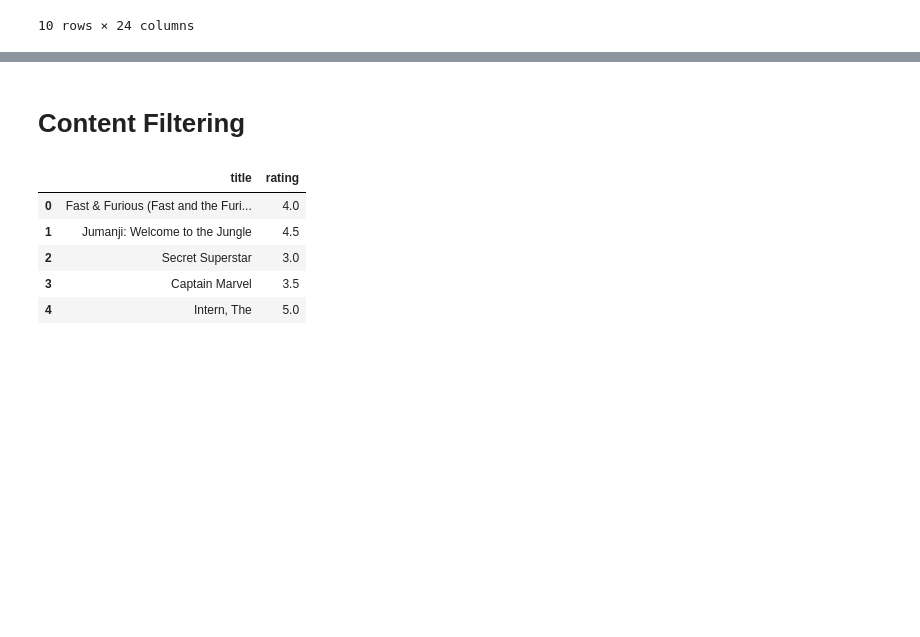
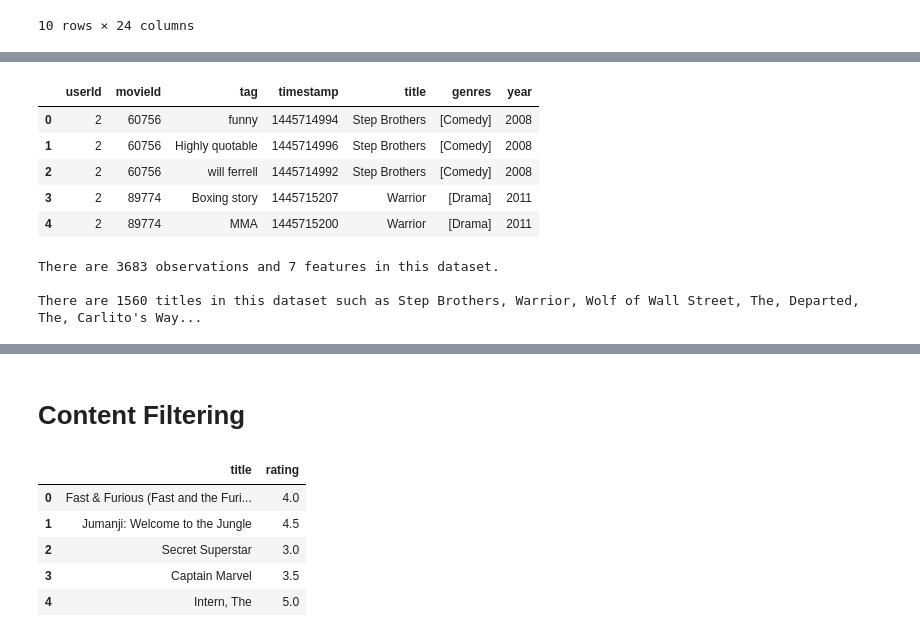
Before and after one commit to vchen-98/dsc_phase_4_proj, a Jupyter notebook: vc_working.ipynb, the cells around one changed output, grey strips where cells are left out. Drawn from its saved outputs; the diff is of its cells as text; code cells hidden in the pictures; blank space fills up the shorter version.

```diff
--- a/vc_working.ipynb
+++ b/vc_working.ipynb
@@ -164,0 +181,18 @@ data.head(10)
+# %%
+df.head()
+# %% [output]
+|  | userId | movieId | tag | timestamp | title | genres | year |
+| 0 | 2 | 60756 | funny | 1445714994 | Step Brothers | [Comedy] | 2008 |
+| 1 | 2 | 60756 | Highly quotable | 1445714996 | Step Brothers | [Comedy] | 2008 |
+| 2 | 2 | 60756 | will ferrell | 1445714992 | Step Brothers | [Comedy] | 2008 |
+| 3 | 2 | 89774 | Boxing story | 1445715207 | Warrior | [Drama] | 2011 |
+| 4 | 2 | 89774 | MMA | 1445715200 | Warrior | [Drama] | 2011 |
+# %%
+print("There are {} observations and {} features in this dataset. \n".format(df.shape[0],df.shape[1]))
+
+print("There are {} titles in this dataset such as {}... \n".format(len(df.title.unique()),
+                                                                           ", ".join(df.title.unique()[0:5])))
+# %% [output]
+There are 3683 observations and 7 features in this dataset.
+
+There are 1560 titles in this dataset such as Step Brothers, Warrior, Wolf of Wall Street, The, Departed, The, Carlito's Way...
```
Also changed, not shown: parts of 19 cells of this notebook, 2 other files.
